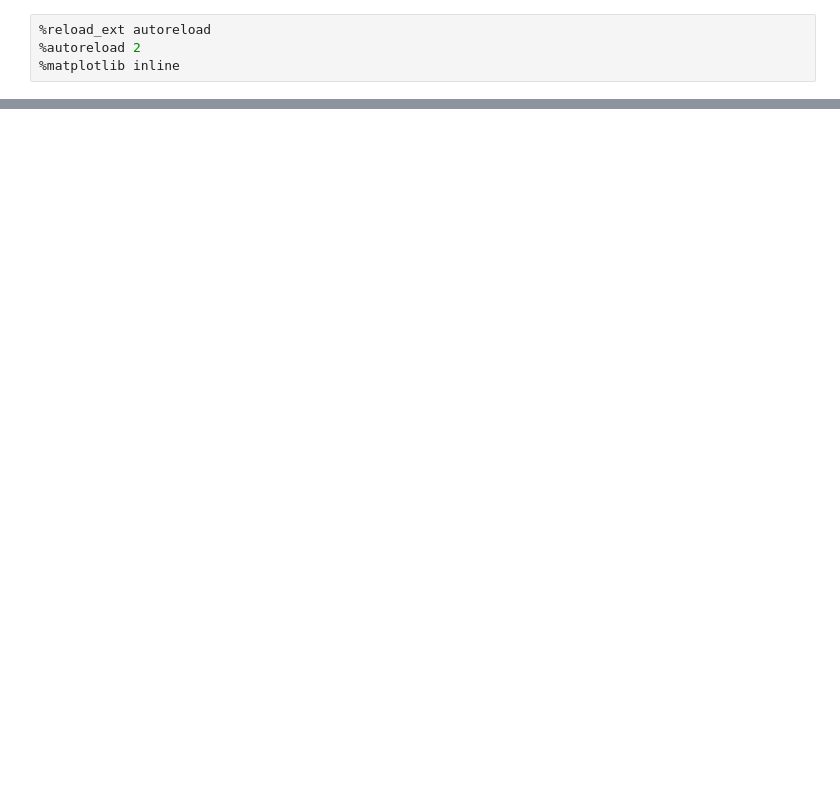
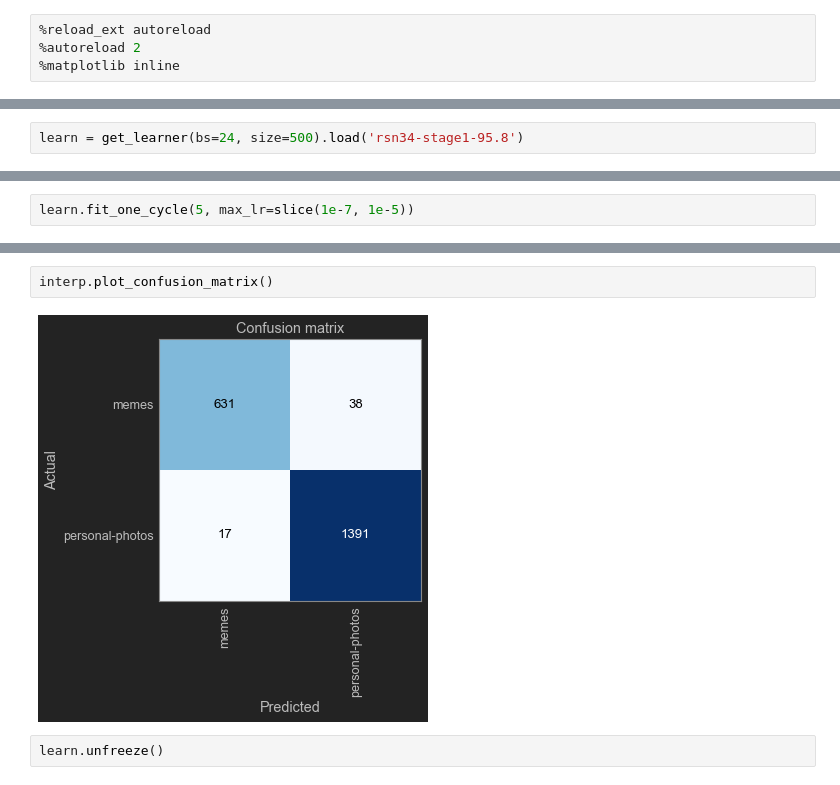
Before and after one commit to ads1419/whatsapp-media-cleanup, a Jupyter notebook: whatsapp-media-cleanup.ipynb, the cells around one changed output, grey strips where cells are left out. Saved outputs shown, nothing was run; the diff lists cells and outputs as text; blank space fills up the shorter version.

```diff
--- a/whatsapp-media-cleanup.ipynb
+++ b/whatsapp-media-cleanup.ipynb
@@ -192,0 +133,2 @@ for i in tqdm(preds50):
+# %%
+learn = get_learner(bs=24, size=500).load('rsn34-stage1-95.8')
@@ -192,0 +144,2 @@ for i in tqdm(preds50):
+# %%
+learn.fit_one_cycle(5, max_lr=slice(1e-7, 1e-5))
@@ -192,0 +162,6 @@ for i in tqdm(preds50):
+# %%
+interp.plot_confusion_matrix()
+# %% [output]
+[figure, added]
+# %%
+learn.unfreeze()
```
Also changed, not shown: parts of 98 cells of this notebook.
